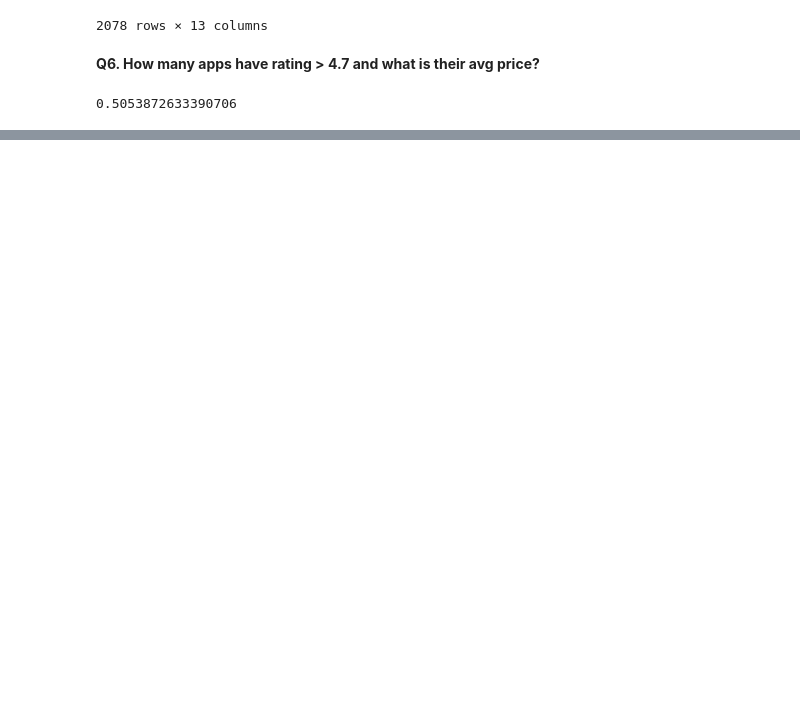
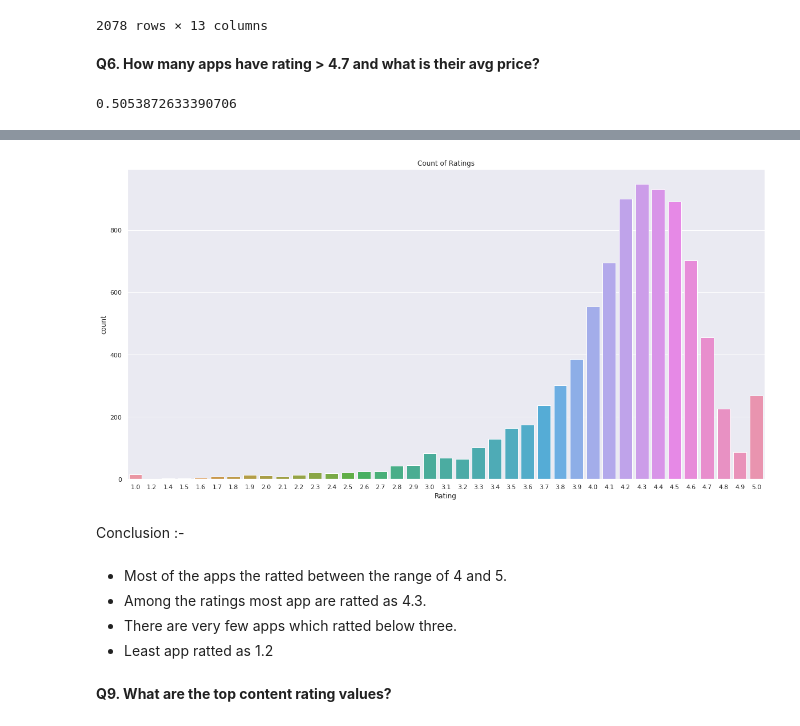
Before and after one commit to Gaurideshmukh5/EDA-capstone-project_Playstore-data-analysis, a Jupyter notebook: EDA_Play_Store_App_Review_Analysis_Capstone_Project.ipynb, the cells around one changed output, grey strips where cells are left out. Drawn from its saved outputs; the diff is of its cells as text; code cells hidden in the pictures; blank space fills up the shorter version.

```diff
--- a/EDA_Play_Store_App_Review_Analysis_Capstone_Project.ipynb
+++ b/EDA_Play_Store_App_Review_Analysis_Capstone_Project.ipynb
@@ -1003,0 +1049,19 @@ df[ df["Rating"] > 4.7 ]["Price"].mean()
+# %%
+# We can also do the same task by diff. plot method :-
+g = sns.countplot(df["Rating"])
+sns.set(rc={"figure.figsize" : (20, 20)})
+plt.title("Count of Ratings")
+plt.show()
+# %% [output]
+[figure, added]
+# %% [markdown]
+Conclusion :-
+# %% [markdown]
+
+
+* Most of the apps the ratted between the range of 4 and 5.
+* Among the ratings most app are ratted as 4.3.
+* There are very few apps which ratted below three.
+* Least app ratted as 1.2
+# %% [markdown]
+**Q9. What are the top content rating values?**
```
Also changed, not shown: parts of 27 cells of this notebook.
